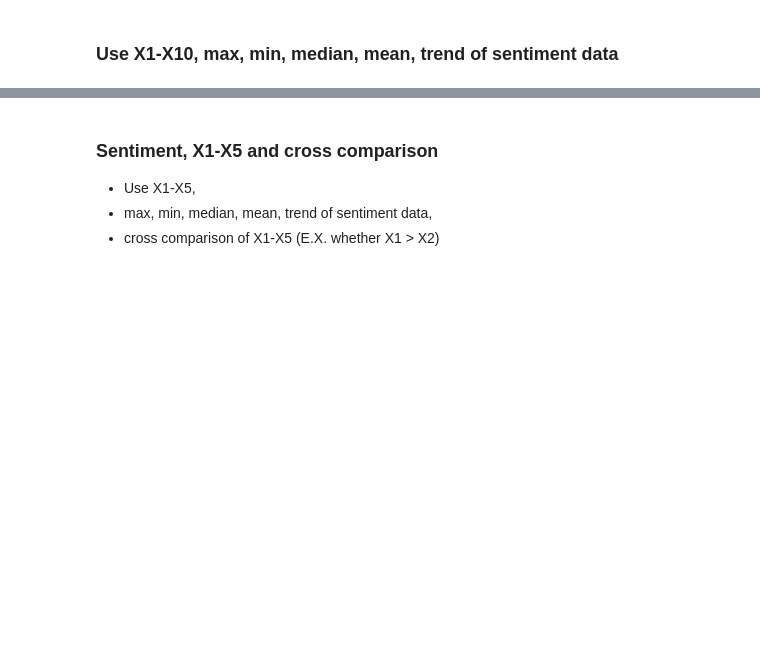
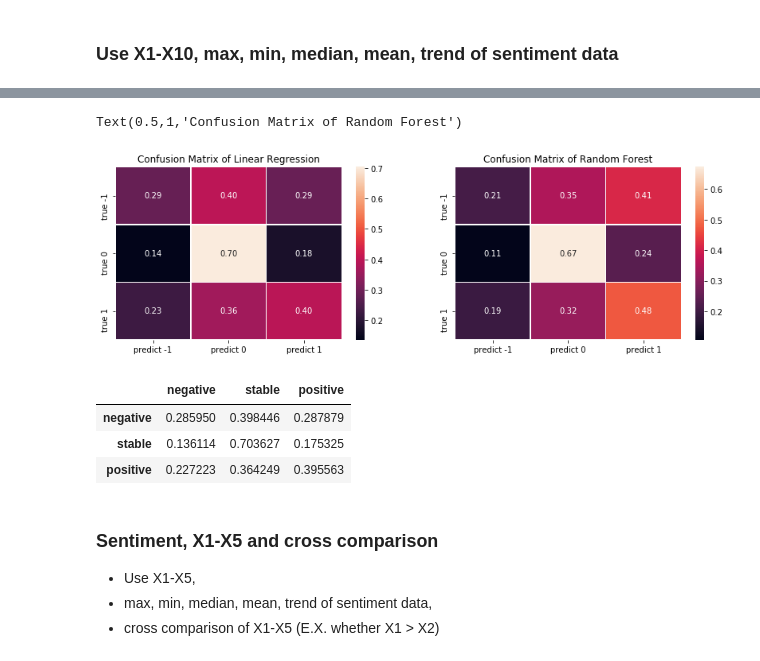
Before and after one commit to PosterStevens/Bitcoin-Direction-Prediction, a Jupyter notebook: base_model.ipynb, the cells around one changed output, grey strips where cells are left out. Cells and saved outputs as stored; diff of their text form; code cells hidden in the pictures; blank space fills up the shorter version.

```diff
--- a/base_model.ipynb
+++ b/base_model.ipynb
@@ -190,0 +306,4 @@ weighted avg       0.43      0.44      0.41      2100
+# %%
+feature_importance = simple_model.best_estimator_.feature_importances_
+feature_importance = pd.Series(feature_importance, x_train.columns)
+feature_importance.sort_values().tail(20)
@@ -191,3 +411,43 @@ weighted avg       0.43      0.44      0.41      2100
+# %%
+y_pred_lr = regression.predict(x_valid)
+y_pred_rf = simple_model.predict(x_valid)
+
+confu_mat_lr = confusion_matrix(y_valid, y_pred_lr)
+confu_mat_rf = confusion_matrix(y_valid, y_pred_rf)
+
+confu_mat_lr = confu_mat_lr/confu_mat_lr.sum(axis=1)
+confu_mat_rf = confu_mat_rf/confu_mat_rf.sum(axis=1)
+
+confu_mat_lr = pd.DataFrame(confu_mat_lr,
+                            index=['true -1', 'true 0', 'true 1'],
+                           columns=['predict -1', 'predict 0', 'predict 1'])
+confu_mat_rf = pd.DataFrame(confu_mat_rf,
+                            index=['true -1', 'true 0', 'true 1'],
+                           columns=['predict -1', 'predict 0', 'predict 1'])
+
+
+f=plt.figure(figsize=(14,4))
+
+f.add_subplot(1,2,1)
+ax = sns.heatmap(confu_mat_lr, annot=True, fmt=".2f",
+           linewidth=0.5)
+ax.set_title("Confusion Matrix of Linear Regression")
+
+f.add_subplot(1,2,2)
+ax = sns.heatmap(confu_mat_rf, annot=True, fmt=".2f",
+           linewidth=0.5)
+ax.set_title("Confusion Matrix of Random Forest")
+# %% [output]
+Text(0.5,1,'Confusion Matrix of Random Forest')
+[figure, added]
+# %%
+a = confu_mat_lr / confu_mat_lr.sum(axis=1)
+a
+# %% [output]
+|  | negative | stable | positive |
+| negative | 0.285950 | 0.398446 | 0.287879 |
+| stable | 0.136114 | 0.703627 | 0.175325 |
+| positive | 0.227223 | 0.364249 | 0.395563 |
 # %% [markdown]
 ### Sentiment, X1-X5 and cross comparison
 
```
Also changed, not shown: parts of 18 cells of this notebook.
